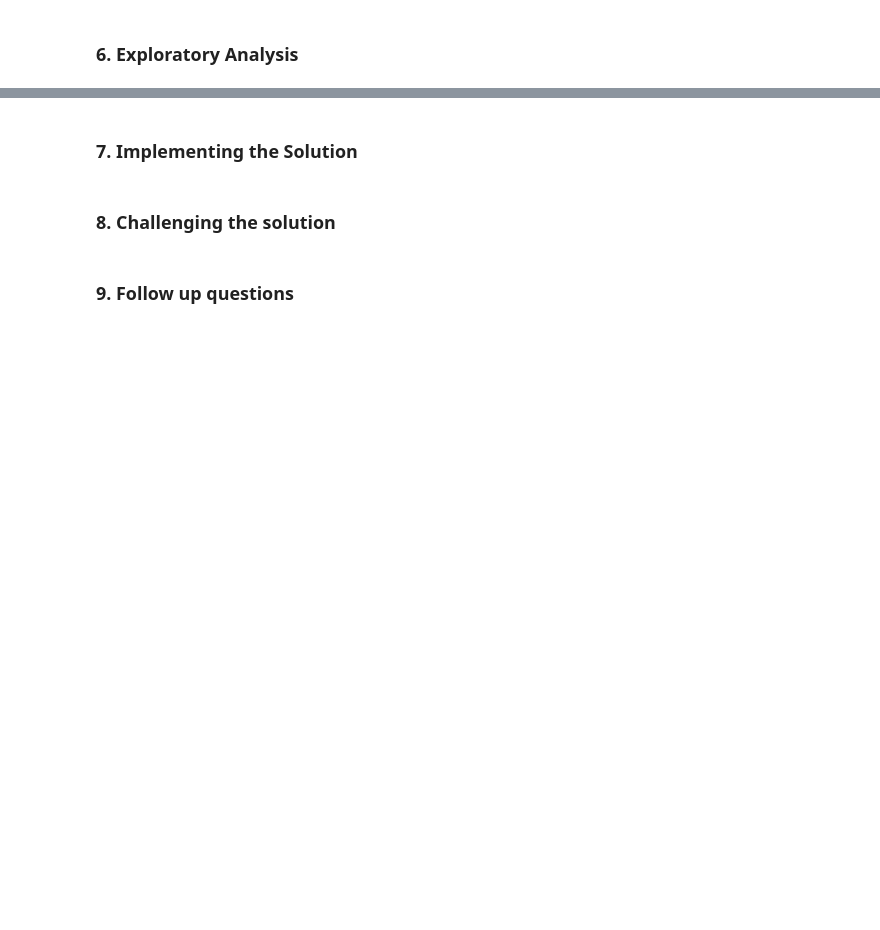
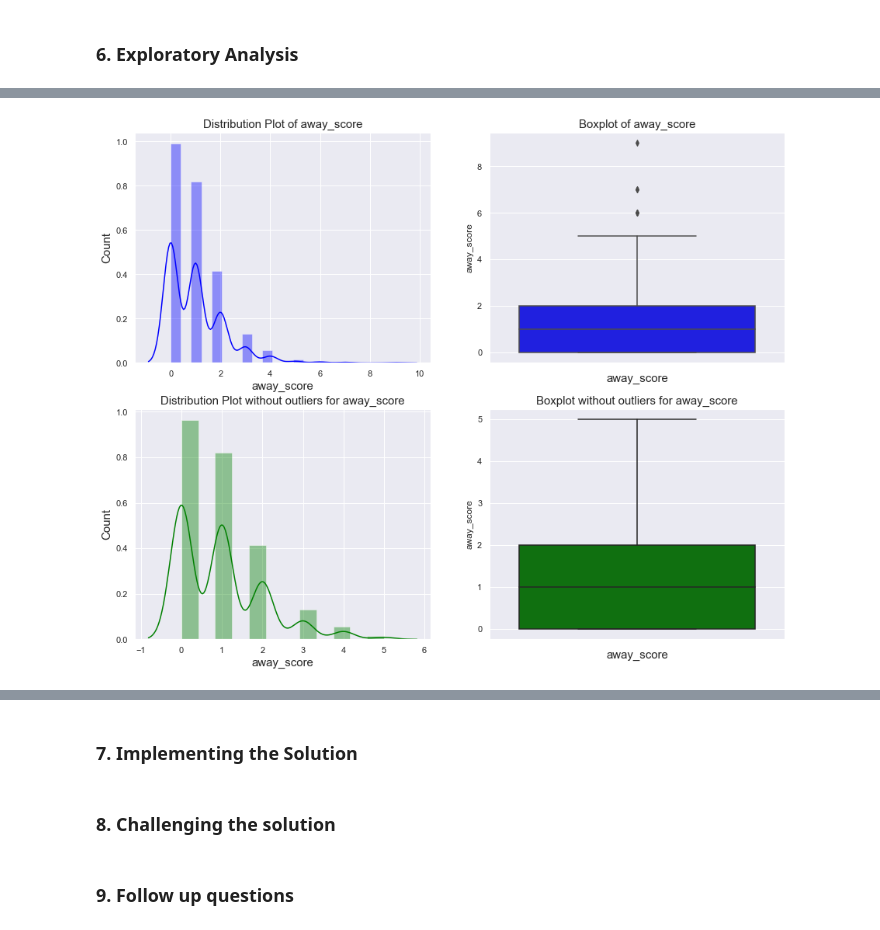
Before and after one commit to stogaja/Python-ML-Projects, a Jupyter notebook: Football_Prediction/football_prediction.ipynb, the cells around one changed output, grey strips where cells are left out. Drawn from its saved outputs; the diff is of its cells as text; code cells hidden in the pictures; blank space fills up the shorter version.

```diff
--- a/Football_Prediction/football_prediction.ipynb
+++ b/Football_Prediction/football_prediction.ipynb
@@ -340,0 +511,5 @@ merged_df.tail(5)
+# %%
+# let's create a boxplot and distribution of before and after removing outliers for away team
+Numerical_boxplot(numerical[1], merged_df, Merged_df)
+# %% [output]
+[figure, added]
```
Also changed, not shown: parts of 36 cells of this notebook.
